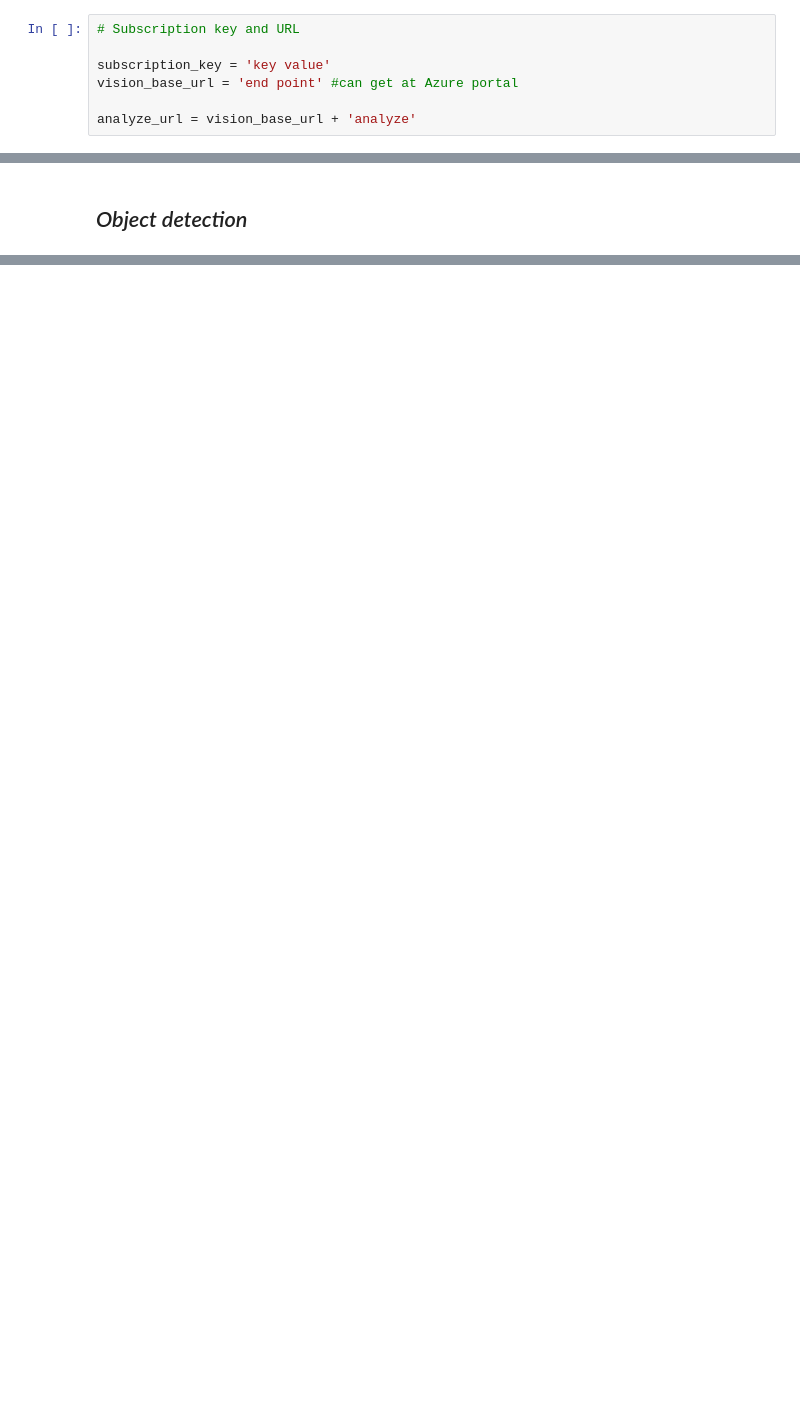
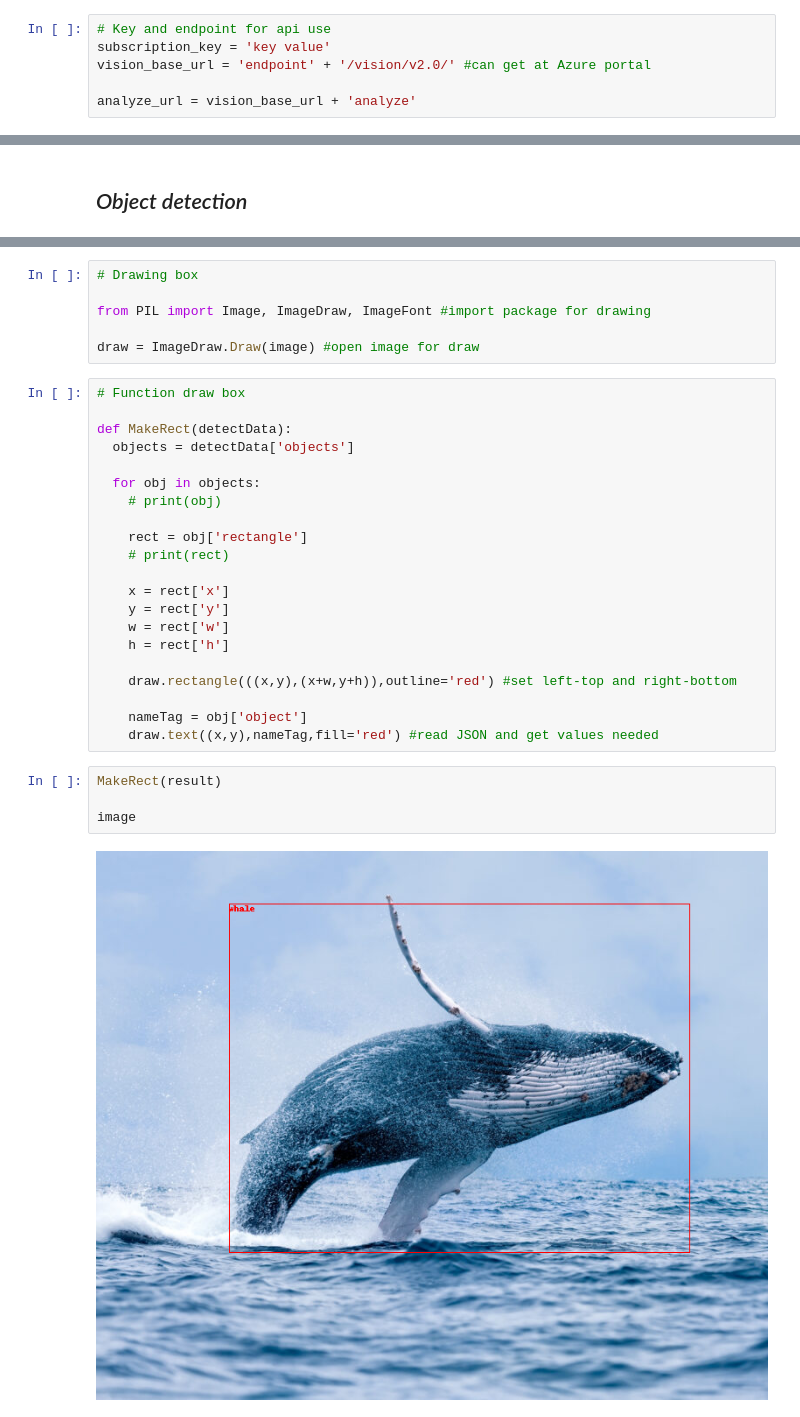
Before and after one commit to tak-jj/TIL, a Jupyter notebook: 2022-10-17/00.ComputerVision.ipynb, the cells around one changed output, grey strips where cells are left out. Saved outputs shown, nothing was run; the diff lists cells and outputs as text; blank space fills up the shorter version.

```diff
--- a/2022-10-17/00.ComputerVision.ipynb
+++ b/2022-10-17/00.ComputerVision.ipynb
@@ -9,10 +11,9 @@ from PIL import Image
 from io import BytesIO #packages for img handling
 import json #packages for json data handling
 # %%
-# Subscription key and URL
-
+# Key and endpoint for api use
 subscription_key = 'key value'
-vision_base_url = 'end point' #can get at Azure portal
+vision_base_url = 'endpoint' + '/vision/v2.0/' #can get at Azure portal
 
 analyze_url = vision_base_url + 'analyze'
 # %%
@@ -72,0 +85,33 @@ result
+# %%
+# Drawing box
+
+from PIL import Image, ImageDraw, ImageFont #import package for drawing
+
+draw = ImageDraw.Draw(image) #open image for draw
+# %%
+# Function draw box
+
+def MakeRect(detectData):
+  objects = detectData['objects']
+
+  for obj in objects:
+    # print(obj)
+
+    rect = obj['rectangle']
+    # print(rect)
+
+    x = rect['x']
+    y = rect['y']
+    w = rect['w']
+    h = rect['h']
+
+    draw.rectangle(((x,y),(x+w,y+h)),outline='red') #set left-top and right-bottom
+
+    nameTag = obj['object']
+    draw.text((x,y),nameTag,fill='red') #read JSON and get values needed
+# %%
+MakeRect(result)
+
+image
+# %% [output]
+[figure, added]
```
Also changed, not shown: parts of 8 cells of this notebook, 7 other files.
